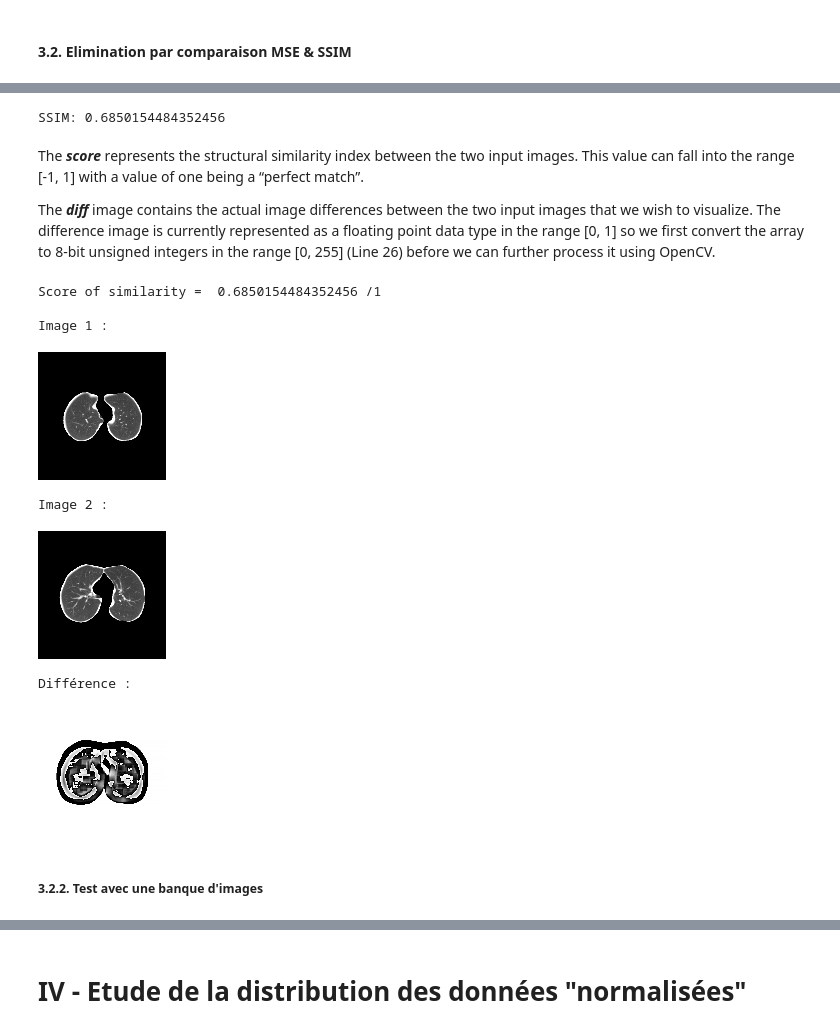
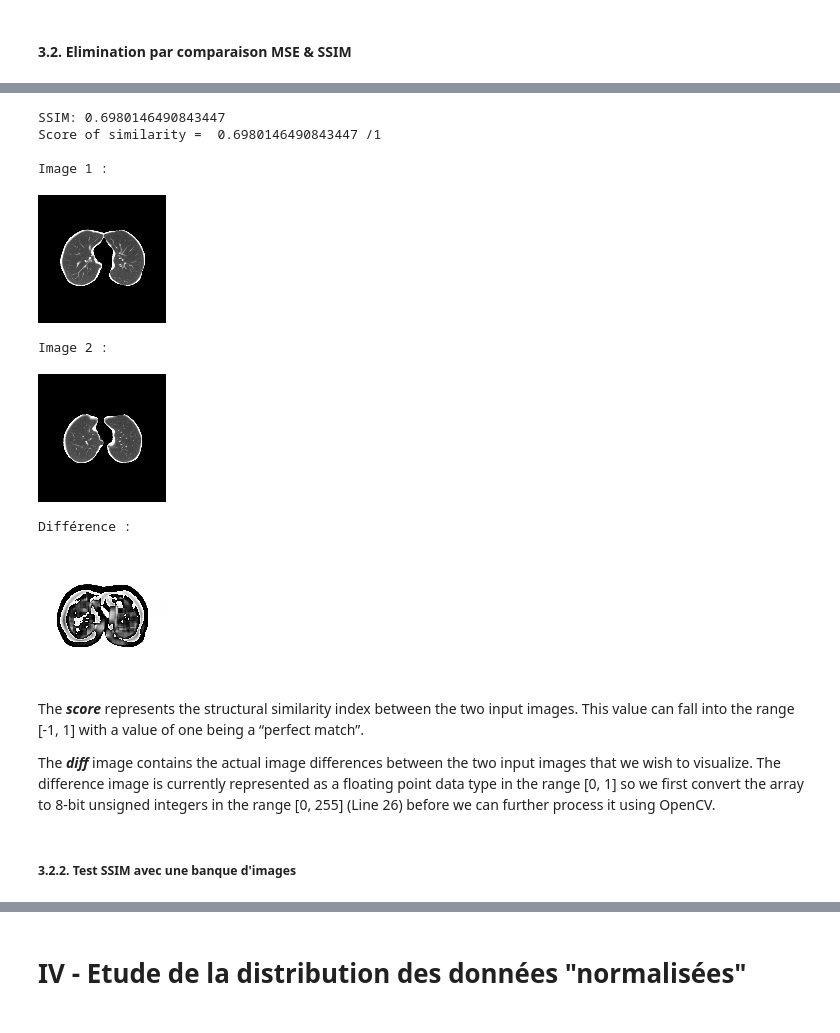
Before and after one commit to quent1fvr/Infection_pulmonaire, a Jupyter notebook: Infection_pulmonaire.ipynb, the cells around one changed output, grey strips where cells are left out. Cells and saved outputs as stored; diff of their text form; code cells hidden in the pictures.

```diff
--- a/Infection_pulmonaire.ipynb
+++ b/Infection_pulmonaire.ipynb
@@ -285,48 +200,47 @@ plt.show()
 # %%
 from skimage.metrics import structural_similarity as compare_ssim
 import argparse
 import imutils
 import cv2
 
-location_image1 = "/tmp/COVID_crop/normal/1/0015.png"
-location_image2 = "/tmp/COVID_crop/normal/1/0020.png"
+path_image1 = "/tmp/COVID_crop/normal/1/0019.png"
+path_image2 = "/tmp/COVID_crop/normal/1/0015.png"
 
 # load the two input images
-imageA = cv2.imread(location_image1)
-imageB = cv2.imread(location_image2)
+imageA = cv2.imread(path_image1)
+imageB = cv2.imread(path_image2)
 
 # compute the Structural Similarity Index (SSIM) between the two
 # images, ensuring that the difference image is returned
 (score, diff) = compare_ssim(imageA, imageB, full=True, multichannel=True)
 diff = (diff * 255).astype("uint8")
 print("SSIM: {}".format(score))
+
+from google.colab.patches import cv2_imshow
+# show the output images
+print("Score of similarity = ", score, "/1")
+print("\nImage 1 :\n")
+cv2_imshow(imageA)
+print("\nImage 2 :\n")
+cv2_imshow(imageB)
+print("\nDifférence :\n")
+cv2_imshow(diff)
 # %% [output]
-SSIM: 0.6850154484352456
+SSIM: 0.6980146490843447
+Score of similarity =  0.6980146490843447 /1
+
+Image 1 :
+[figure, added]
+Image 2 :
+[figure, added]
+Différence :
+[figure, added]
 # %% [markdown]
 The ***score*** represents the structural similarity index between the two input images. This value can fall into the range [-1, 1] with a value of one being a “perfect match”.
 
 The ***diff*** image contains the actual image differences between the two input images that we wish to visualize. The difference image is currently represented as a floating point data type in the range [0, 1] so we first convert the array to 8-bit unsigned integers in the range [0, 255] (Line 26) before we can further process it using OpenCV.
-# %%
-from google.colab.patches import cv2_imshow
-# show the output images
-print("Score of similarity = ", score, "/1")
-print("\nImage 1 :\n")
-cv2_imshow(imageA)
-print("\nImage 2 :\n")
-cv2_imshow(imageB)
-print("\nDifférence :\n")
-cv2_imshow(diff)
-# %% [output]
-Score of similarity =  0.6850154484352456 /1
-
-Image 1 :
-[figure, removed]
-Image 2 :
-[figure, removed]
-Différence :
-[figure, removed]
 # %% [markdown]
-##### 3.2.2. Test avec une banque d'images
+##### 3.2.2. Test SSIM avec une banque d'images
 # %%
 from skimage.metrics import structural_similarity as compare_ssim
 import argparse
```
Also changed, not shown: parts of 18 cells of this notebook.
